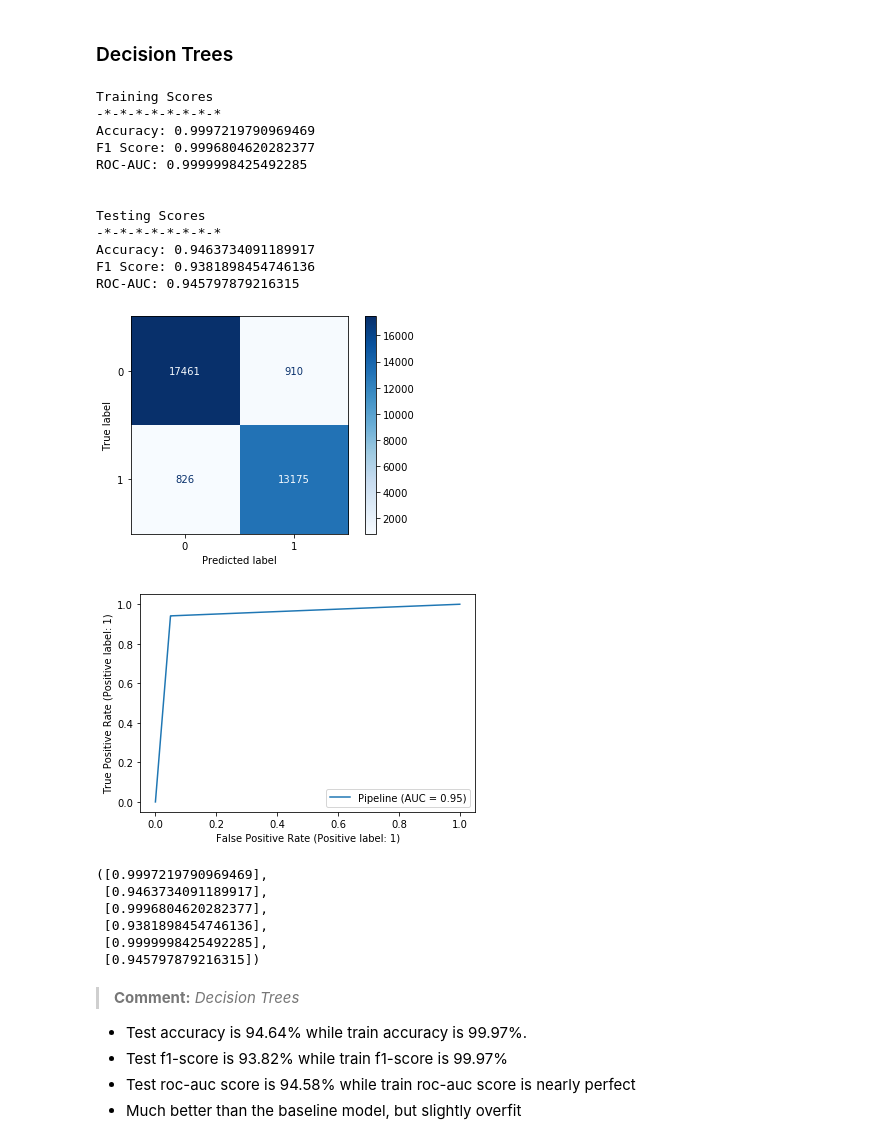
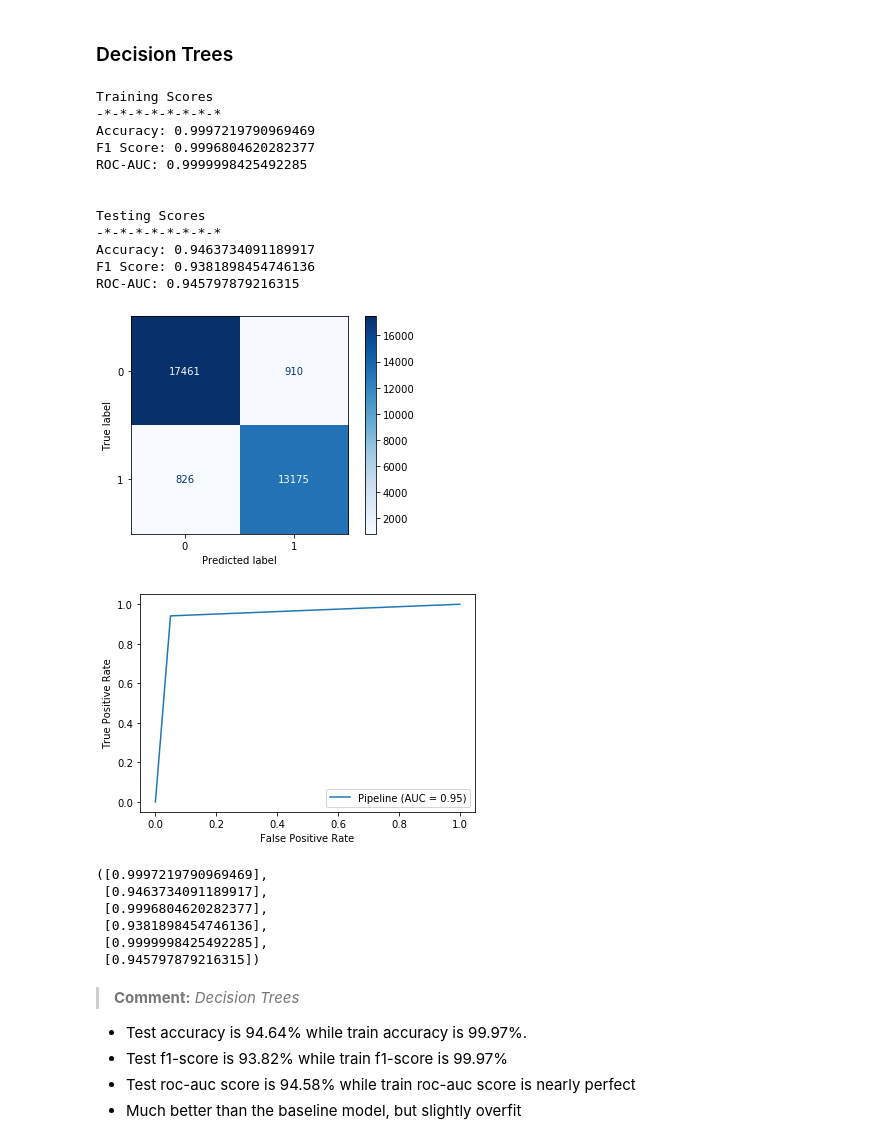
Before and after one commit to jingyunw/Airline_Passenger_Satisfaction_Analysis, a Jupyter notebook: Airline-Passenger-Satisfaction.ipynb, the cells around one changed output. Cells and saved outputs as stored; diff of their text form; code cells hidden in the pictures.

```diff
--- a/Airline-Passenger-Satisfaction.ipynb
+++ b/Airline-Passenger-Satisfaction.ipynb
@@ -824,27 +746,27 @@ ROC-AUC: 0.9265509375519111
 # %%
 clf_dt = Pipeline(steps=[
     ('preprocess', preprocessor),
     ('classifier', DecisionTreeClassifier(criterion='entropy', random_state=24))])
 
 clf_dt.fit(X_train, y_train)
 
-result_dt = evaluate(clf_dt, X_train, X_test, y_train, y_test, use_decision_function='no')
+result_dt = ef.evaluate(clf_dt, X_train, X_test, y_train, y_test, use_decision_function='no')
 result_dt
 # %% [output]
 Training Scores
 -*-*-*-*-*-*-*-*
 Accuracy: 0.9997219790969469
 F1 Score: 0.9996804620282377
 ROC-AUC: 0.9999998425492285
 
 
 Testing Scores
 -*-*-*-*-*-*-*-*
 Accuracy: 0.9463734091189917
 F1 Score: 0.9381898454746136
 ROC-AUC: 0.945797879216315
 [figure]
-[figure, old version]
+[figure, new version]
 ([0.9997219790969469],
  [0.9463734091189917],
  [0.9996804620282377],
```
Also changed, not shown: parts of 59 cells of this notebook, 8 other files.
